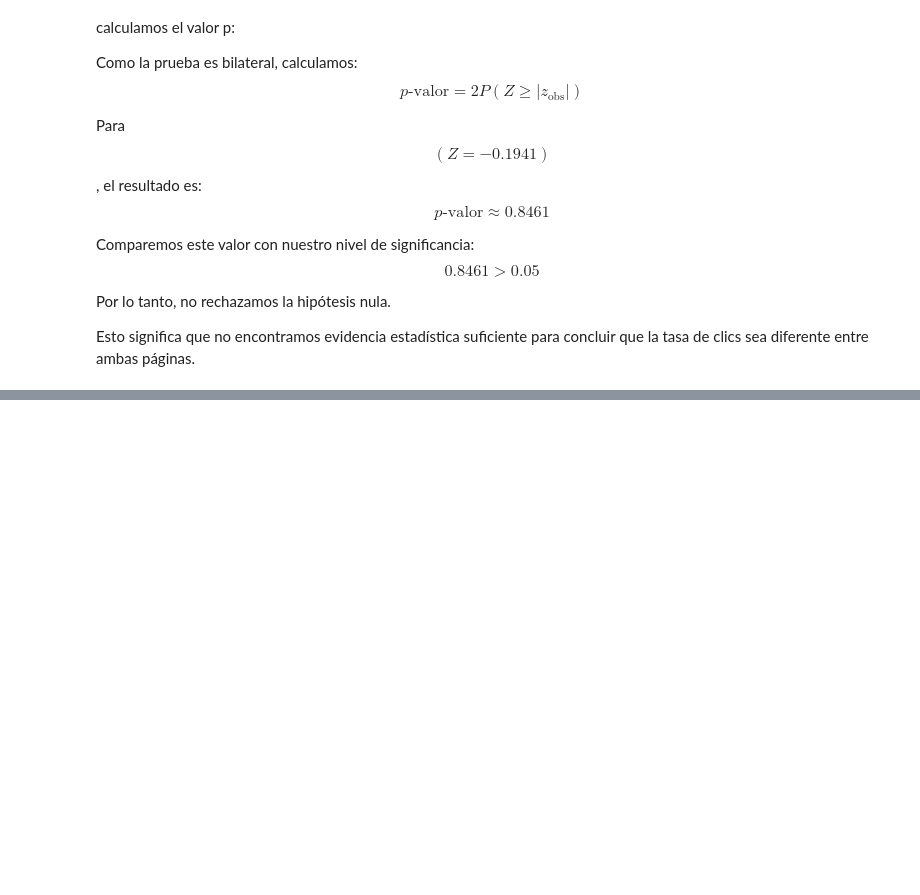
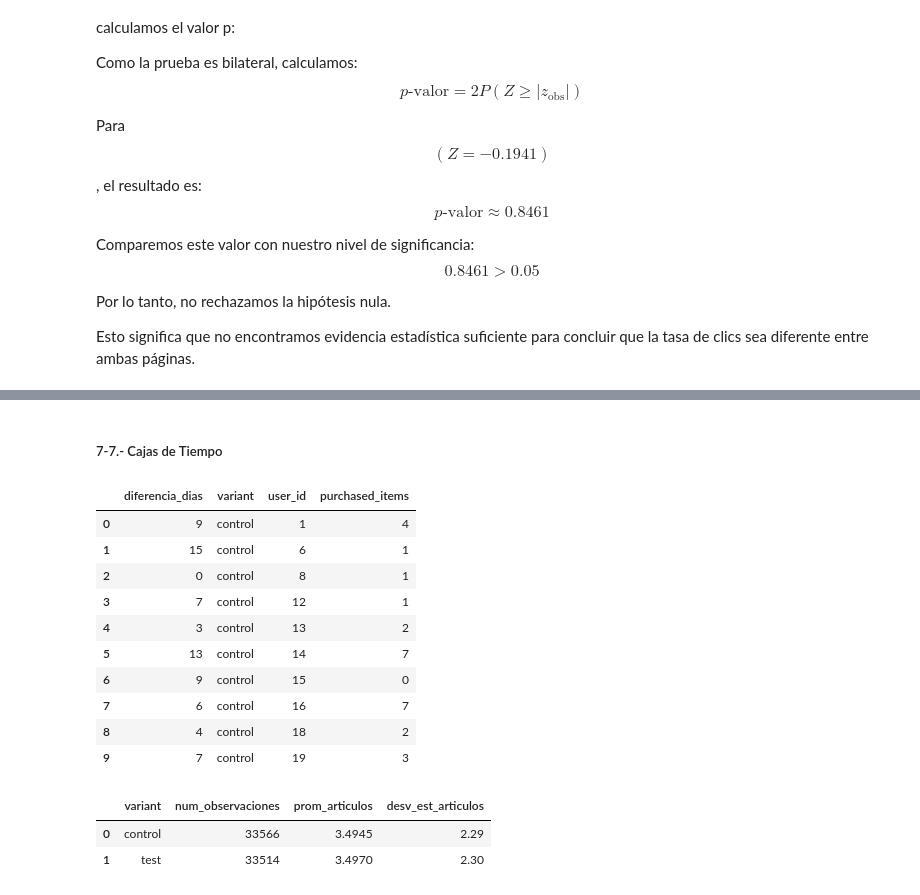
Before and after one commit to user14721068/SQL, a Jupyter notebook: 7.-Análisis de experimentos.ipynb, the cells around one changed output, grey strips where cells are left out. Saved outputs shown, nothing was run; the diff lists cells and outputs as text; code cells hidden in the pictures; blank space fills up the shorter version.

```diff
--- a/7.-Análisis de experimentos.ipynb
+++ b/7.-Análisis de experimentos.ipynb
@@ -289,0 +472,63 @@ Esto significa que no encontramos evidencia estadística suficiente para conclui
+# %% [markdown]
+##### 7-7.- Cajas de Tiempo
+# %%
+# Obtener la diferencia entre la fecha de observacion y fecha de ultima compra, el grupo, el usuario, el numero de articulos comprados, solo para
+# aquellos registros donde la fecha de observacion y la fecha de ultima compra difieran a lo mas 15 días
+
+
+query = r"""
+select
+    timestampdiff(day,experiment_date,lastpurch_date) as diferencia_dias,
+    variant,
+    user_id,
+    purchased_items
+from
+    experimentos.paginaweb
+where
+    timestampdiff(day,experiment_date,lastpurch_date) <= 15;
+"""
+df = pd.read_sql(text(query),engine)
+df.head(10)
+# %% [output]
+|  | diferencia_dias | variant | user_id | purchased_items |
+| 0 | 9 | control | 1 | 4 |
+| 1 | 15 | control | 6 | 1 |
+| 2 | 0 | control | 8 | 1 |
+| 3 | 7 | control | 12 | 1 |
+| 4 | 3 | control | 13 | 2 |
+| 5 | 13 | control | 14 | 7 |
+| 6 | 9 | control | 15 | 0 |
+| 7 | 6 | control | 16 | 7 |
+| 8 | 4 | control | 18 | 2 |
+| 9 | 7 | control | 19 | 3 |
+# %%
+# Usando la consulta anterior obtener por tipo de grupo (control y tratamiento) el total de observaciones, el promedio de articulos comprados y
+# la desviacion estandar del numero de articulos comprados.
+# Usar la prueba t de student para probar la hipotesis de que la media de los articulos comprados difiere entre ambos grupos.
+
+quer = r"""
+select
+    variant,
+    count(user_id) as num_observaciones,
+    avg(purchased_items) as prom_articulos,
+    round(std(purchased_items),2) as desv_est_articulos
+from
+    (
+    select
+        timestampdiff(day,experiment_date,lastpurch_date) as diferencia_dias,
+        variant,
+        user_id,
+        purchased_items
+    from
+        experimentos.paginaweb
+    where
+        timestampdiff(day,experiment_date,lastpurch_date) <= 15
+    ) as a
+group by 1;
+"""
+df = pd.read_sql(text(quer),engine)
+df.head(10)
+# %% [output]
+|  | variant | num_observaciones | prom_articulos | desv_est_articulos |
+| 0 | control | 33566 | 3.4945 | 2.29 |
+| 1 | test | 33514 | 3.4970 | 2.30 |
```
Also changed, not shown: parts of 26 cells of this notebook.
